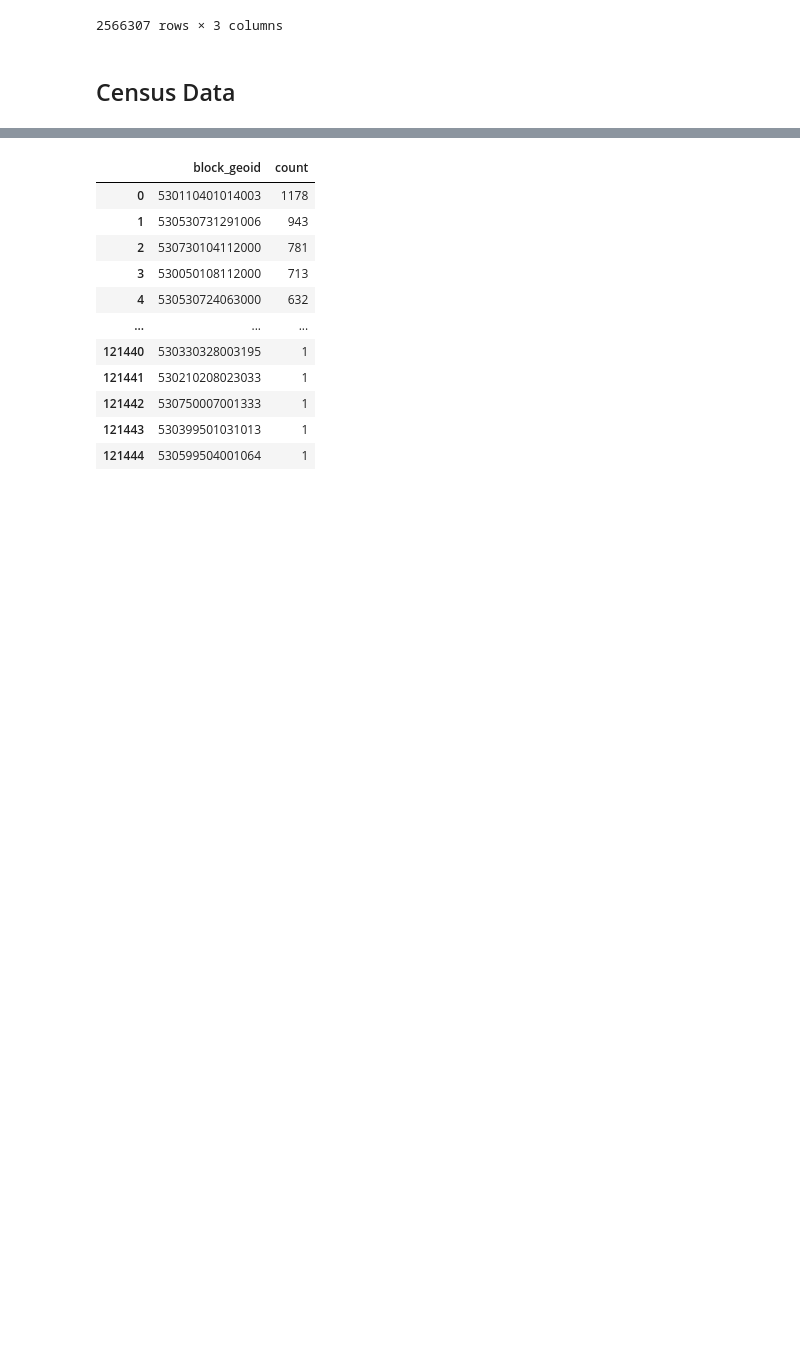
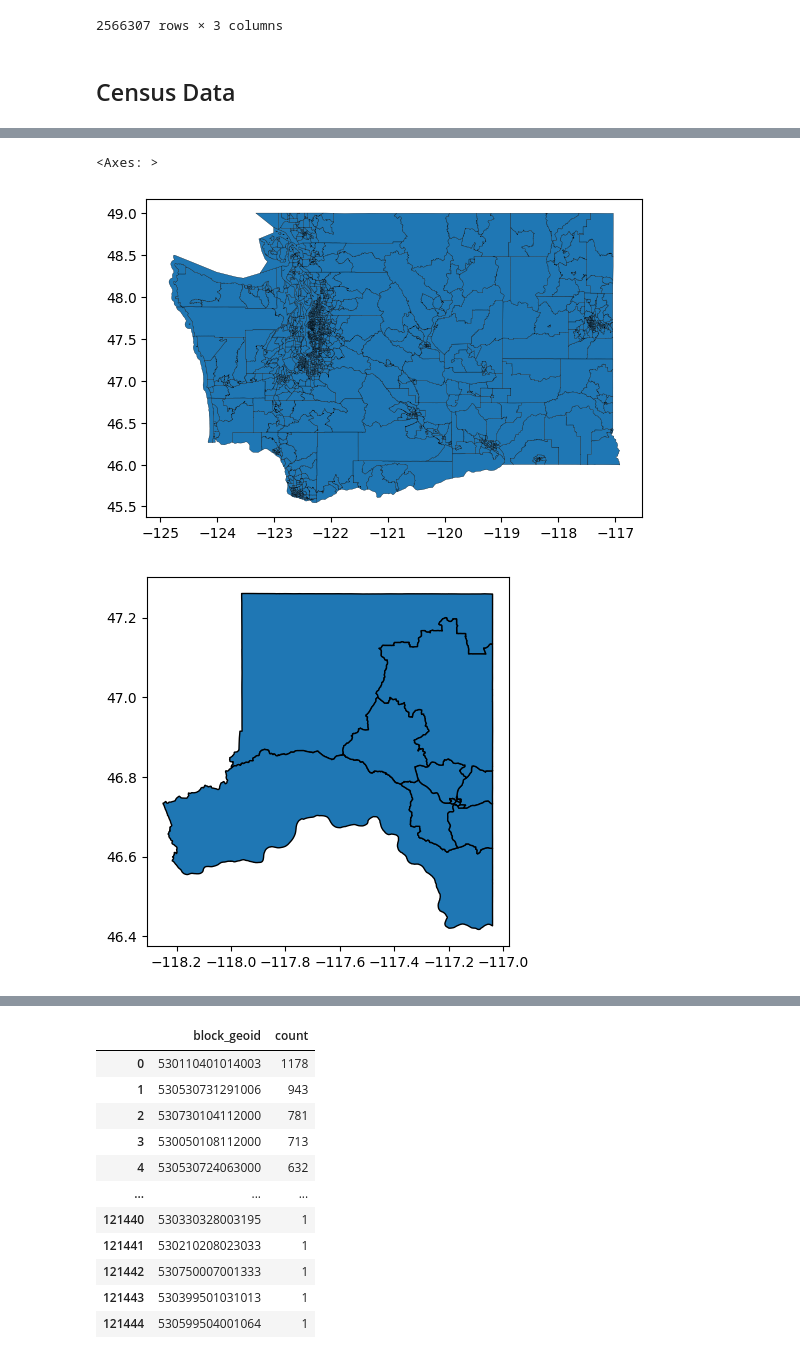
Before and after one commit to npappin-wsu/BroadbandDataQuickstart, a Jupyter notebook: Broadband_Data_Quickstart_Hour_1.ipynb, the cells around one changed output, grey strips where cells are left out. Drawn from its saved outputs; the diff is of its cells as text; code cells hidden in the pictures; blank space fills up the shorter version.

```diff
--- a/Broadband_Data_Quickstart_Hour_1.ipynb
+++ b/Broadband_Data_Quickstart_Hour_1.ipynb
@@ -175,0 +173,7 @@ washington
+# %%
+waTracts.plot(edgecolor='black', lw=.2)
+waTracts[waTracts.COUNTYFP == '075'].plot(edgecolor='black', lw=1)
+# %% [output]
+<Axes: >
+[figure, added]
+[figure, added]
```
Also changed, not shown: parts of 23 cells of this notebook.
